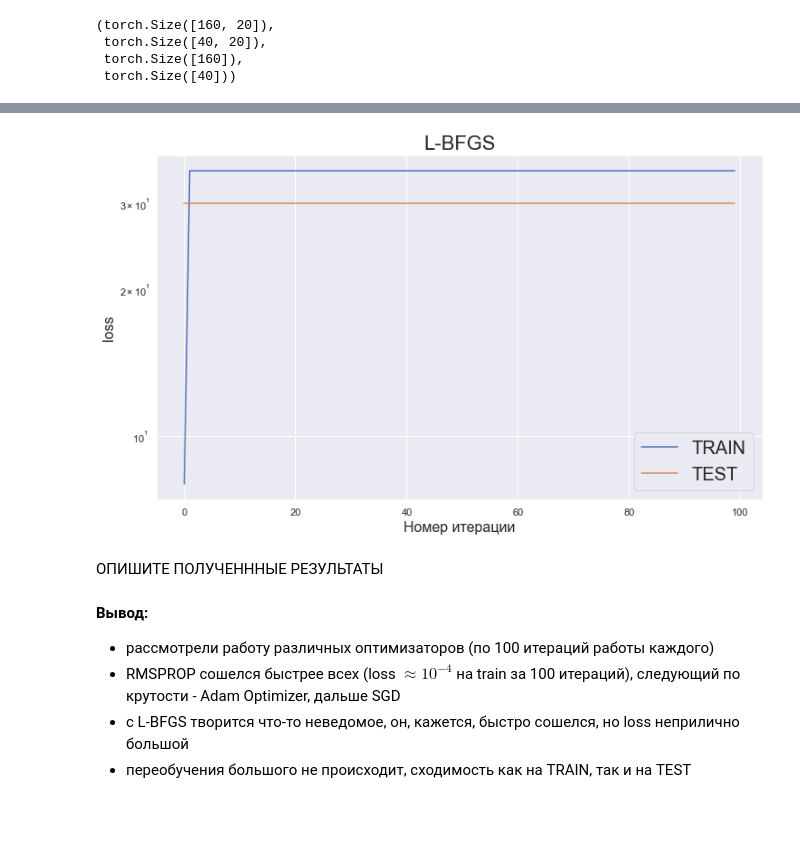
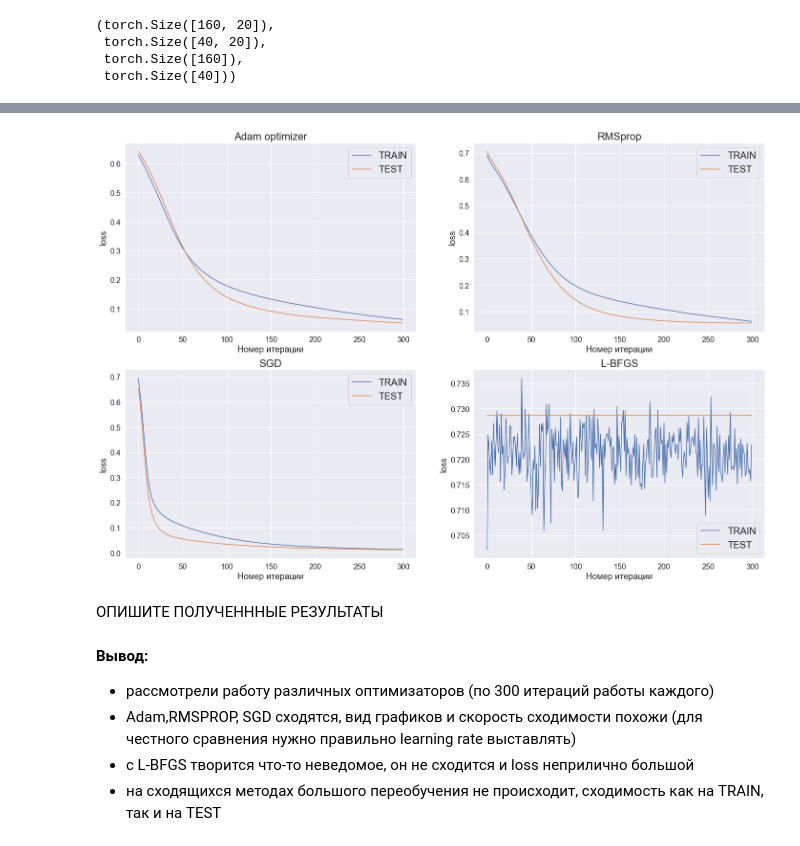
Before and after one commit to bumchik2/OptimizationMethods, a Jupyter notebook: hw3/HW_8_optimizers.ipynb, the cells around one changed output, grey strips where cells are left out. Cells and saved outputs as stored; diff of their text form; code cells hidden in the pictures; blank space fills up the shorter version.

Commit message:
better graphs'

```diff
--- a/hw3/HW_8_optimizers.ipynb
+++ b/hw3/HW_8_optimizers.ipynb
@@ -63,13 +63,4 @@ class MLP(torch.nn.Module):
         output = self.linear2(relu)
         output = self.sigmoid(output)
         return output
-# %%
-# модель
-model = MLP(20, 10)
-
-# Критерий/ функция потерь
-criterion = torch.nn.BCELoss()
-
-# Оптимизаторы. Можете потыкать все из торча. обязательно Adam, RMSProp, SGD, L-BFGS
-optimizer = torch.optim.Adam(model.parameters())
 # %%
@@ -175,13 +154,28 @@ test(torch.optim.SGD, 'SGD', {'lr': 0.01}, n_epochs=100)
-# %%
-test(torch.optim.LBFGS, 'L-BFGS', {'lr': 1e-2}, n_epochs=100, use_closure=True)
-# %% [output]
-[figure, removed]
+# %%
+tests = [
+    {'optimizer_class': torch.optim.Adam, 'title': 'Adam' ,'params': {'lr': 2e-4}, 'n_epochs': 300, 'use_closure': False},
+    {'optimizer_class': torch.optim.RMSprop, 'title': 'RMSprop' ,'params': {'lr': 2e-4},
+     'n_epochs': 300, 'use_closure': False},
+    {'optimizer_class': torch.optim.SGD, 'title': 'SGD' ,'params': {'lr': 2e-2}, 'n_epochs': 300, 'use_closure': False},
+    {'optimizer_class': torch.optim.LBFGS, 'title': 'L-BFGS' ,'params': {'lr': 2e-4},
+     'n_epochs': 300, 'use_closure': True},
+]
+# %%
+plt.figure(figsize=(24, 16))
+
+for i, test in enumerate(tests):
+    plt.subplot(2, 2, i + 1)
+    make_test(test['optimizer_class'], test['title'], test['params'], test['n_epochs'], test['use_closure'])
+
+plt.show()
+# %% [output]
+[figure, added]
 # %% [markdown]
 ОПИШИТЕ ПОЛУЧЕНННЫЕ РЕЗУЛЬТАТЫ
 # %% [markdown]
 **Вывод:**
 
-- рассмотрели работу различных оптимизаторов (по 100 итераций работы каждого)
-- RMSPROP сошелся быстрее всех (loss $\approx 10^{-4}$ на train за 100 итераций), следующий по крутости - Adam Optimizer, дальше SGD
-- с L-BFGS творится что-то неведомое, он, кажется, быстро сошелся, но loss неприлично большой
-- переобучения большого не происходит, сходимость как на TRAIN, так и на TEST
+- рассмотрели работу различных оптимизаторов (по 300 итераций работы каждого)
+- Adam,RMSPROP, SGD cходятся, вид графиков и скорость сходимости похожи (для честного сравнения нужно правильно learning rate выставлять)
+- с L-BFGS творится что-то неведомое, он не сходится и loss неприлично большой
+- на сходящихся методах большого переобучения не происходит, сходимость как на TRAIN, так и на TEST
```
Also changed, not shown: parts of 4 cells of this notebook.
